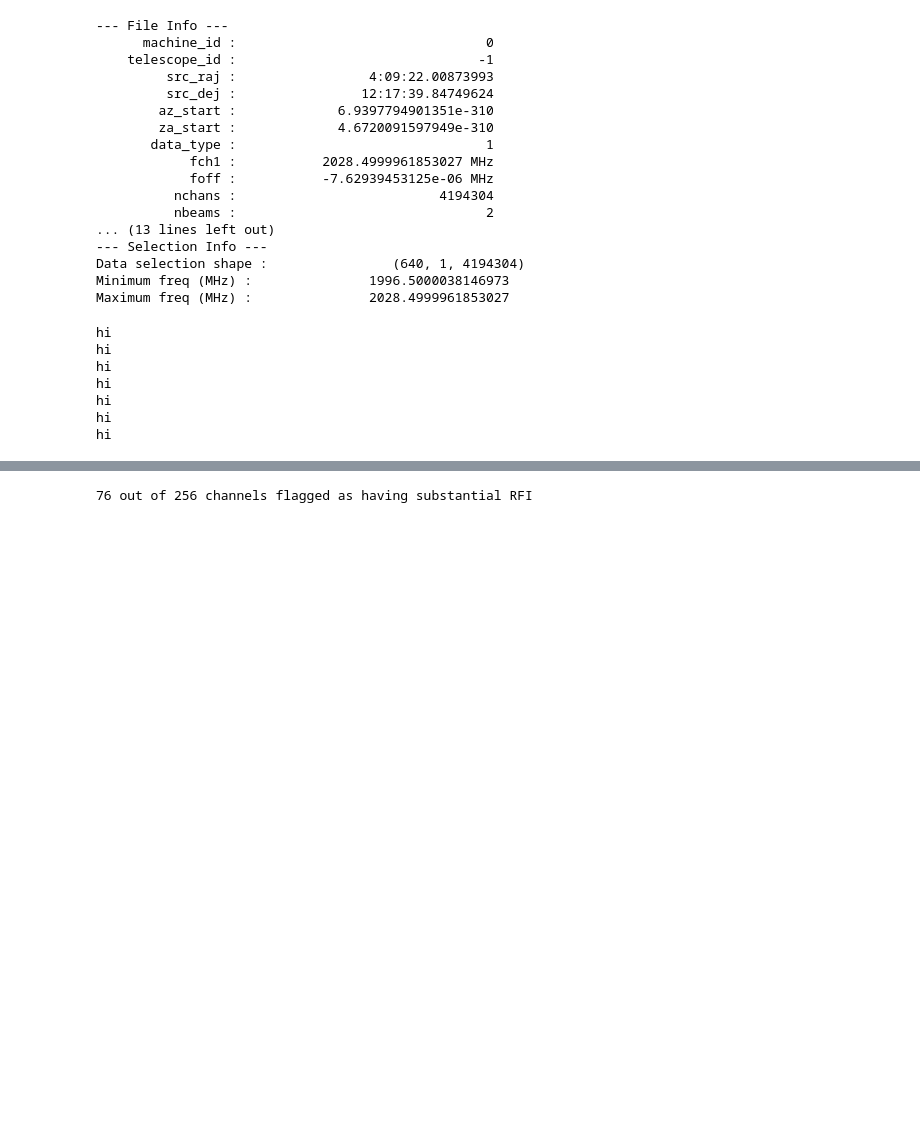
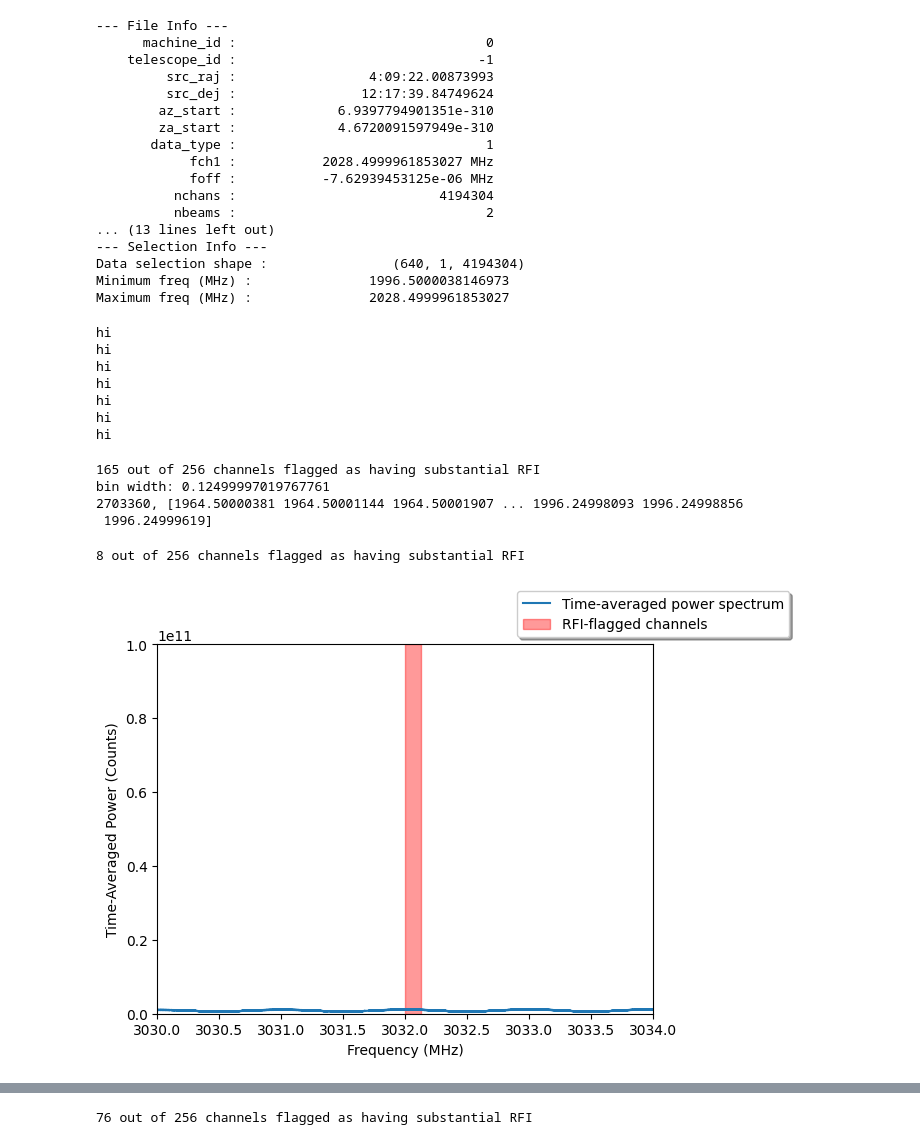
Before and after one commit to jareds-laf/playing-with-cosmic-data, a Jupyter notebook: filterbank/filterbank_rfi_id_kurtosis.ipynb, the cells around one changed output, grey strips where cells are left out. Saved outputs shown, nothing was run; the diff lists cells and outputs as text; code cells hidden in the pictures; blank space fills up the shorter version.

Commit message:
Got it so that we have the list of frequenices that need to be masked out! Next up is to actually create a mask of these...

```diff
--- a/filterbank/filterbank_rfi_id_kurtosis.ipynb
+++ b/filterbank/filterbank_rfi_id_kurtosis.ipynb
@@ -159,0 +294,10 @@ def plot_tavg_kurtosis(wf_in, n_divs=128):
+# %%
+get_mask_kurtosis(water0, n_divs=256)
+print()
+
+# How many frequencies should be masked?
+# %% [output]
+165 out of 256 channels flagged as having substantial RFI
+bin width: 0.12499997019767761
+2703360, [1964.50000381 1964.50001144 1964.50001907 ... 1996.24998093 1996.24998856
+ 1996.24999619]
@@ -160 +309,8 @@ def plot_tavg_kurtosis(wf_in, n_divs=128):
+# %%
+plot_tavg_powertemp(water4, n_divs=ndivs, threshold=thrsh,
+                    f_start=3030, f_stop=3034, p_start=0, p_stop=1*10**11,
+                    show_filtered_bins=True)
+# %% [output]
+8 out of 256 channels flagged as having substantial RFI
+[figure, added]
 # %%
```
Also changed, not shown: parts of 12 cells of this notebook.
